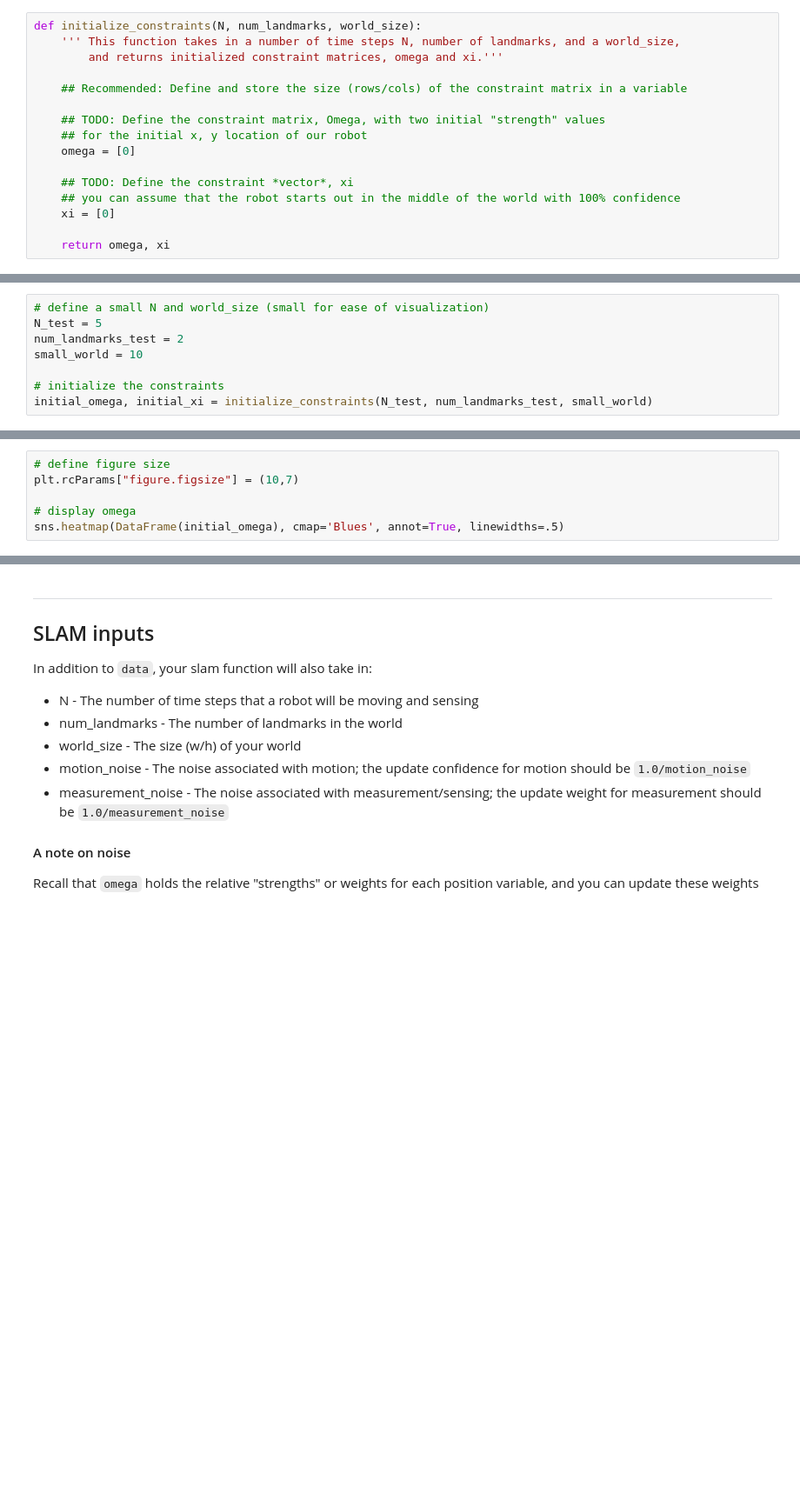
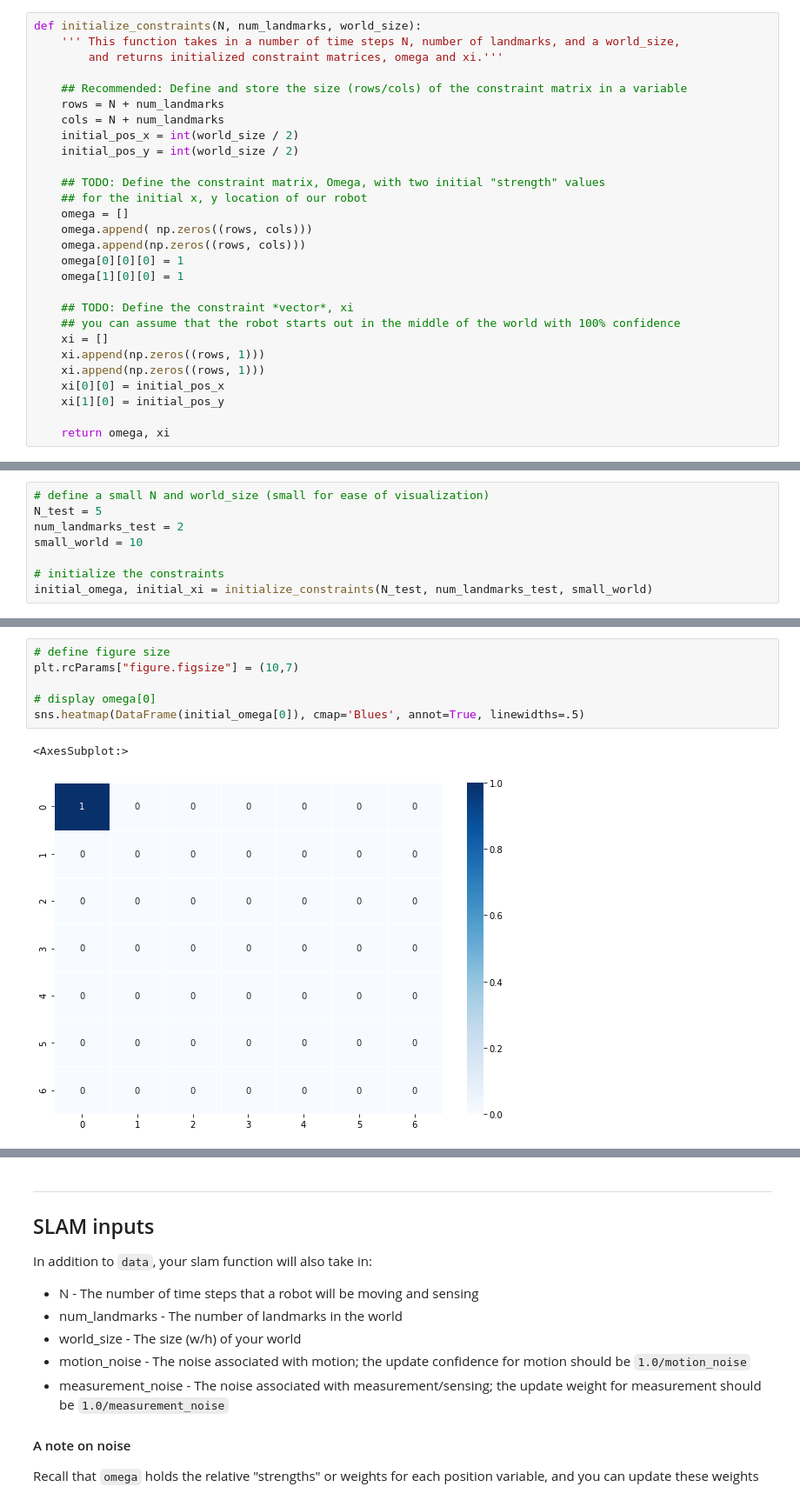
Before and after one commit to ken-power/CVND-SLAM, a Jupyter notebook: 3. Landmark Detection and Tracking.ipynb, the cells around one changed output, grey strips where cells are left out. Shown: that part at 87% size. Drawn from its saved outputs; the diff is of its cells as text; blank space fills up the shorter version.

Commit message:
Implementing Graph SLAM, with motion and measurements

```diff
--- a/3. Landmark Detection and Tracking.ipynb
+++ b/3. Landmark Detection and Tracking.ipynb
@@ -115,14 +128,26 @@ def initialize_constraints(N, num_landmarks, world_size):
         and returns initialized constraint matrices, omega and xi.'''
 
     ## Recommended: Define and store the size (rows/cols) of the constraint matrix in a variable
+    rows = N + num_landmarks
+    cols = N + num_landmarks
+    initial_pos_x = int(world_size / 2)
+    initial_pos_y = int(world_size / 2)
 
     ## TODO: Define the constraint matrix, Omega, with two initial "strength" values
     ## for the initial x, y location of our robot
-    omega = [0]
+    omega = []
+    omega.append( np.zeros((rows, cols)))
+    omega.append(np.zeros((rows, cols)))
+    omega[0][0][0] = 1
+    omega[1][0][0] = 1
 
     ## TODO: Define the constraint *vector*, xi
     ## you can assume that the robot starts out in the middle of the world with 100% confidence
-    xi = [0]
+    xi = []
+    xi.append(np.zeros((rows, 1)))
+    xi.append(np.zeros((rows, 1)))
+    xi[0][0] = initial_pos_x
+    xi[1][0] = initial_pos_y
 
     return omega, xi
 # %% [markdown]
@@ -152,6 +193,9 @@ initial_omega, initial_xi = initialize_constraints(N_test, num_landmarks_test, s
 # %%
 # define figure size
 plt.rcParams["figure.figsize"] = (10,7)
 
-# display omega
-sns.heatmap(DataFrame(initial_omega), cmap='Blues', annot=True, linewidths=.5)
+# display omega[0]
+sns.heatmap(DataFrame(initial_omega[0]), cmap='Blues', annot=True, linewidths=.5)
+# %% [output]
+<AxesSubplot:>
+[figure, added]
```
Also changed, not shown: parts of 12 cells of this notebook.
